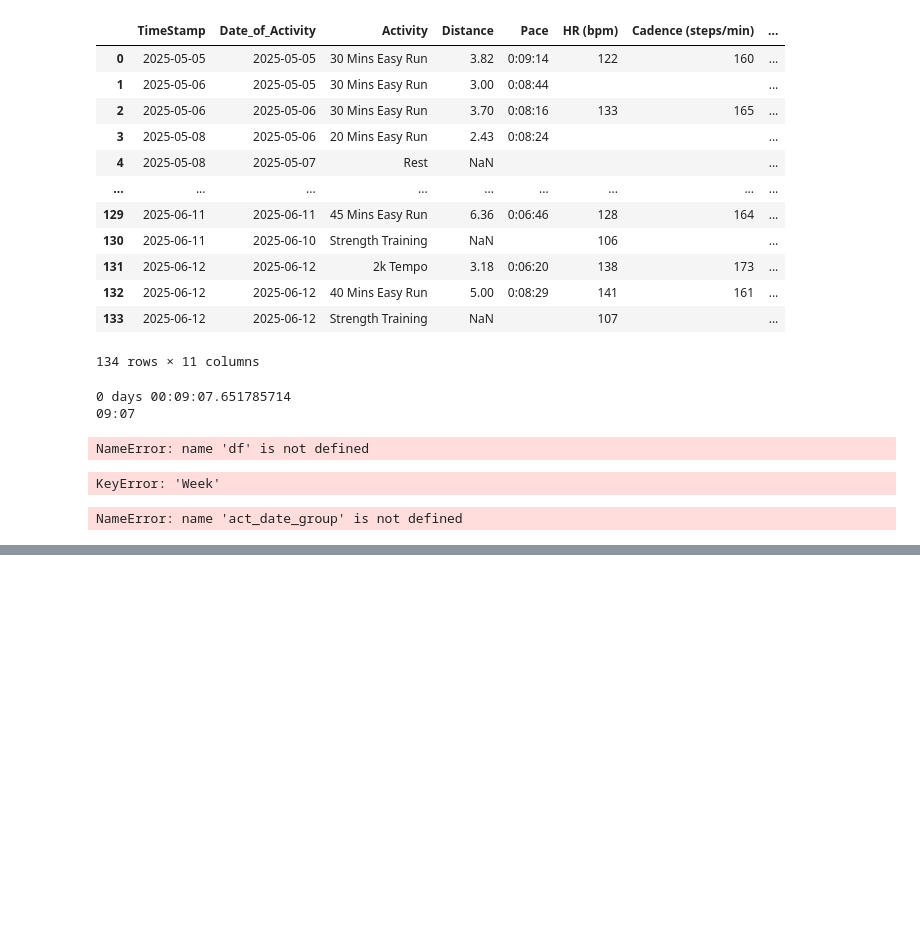
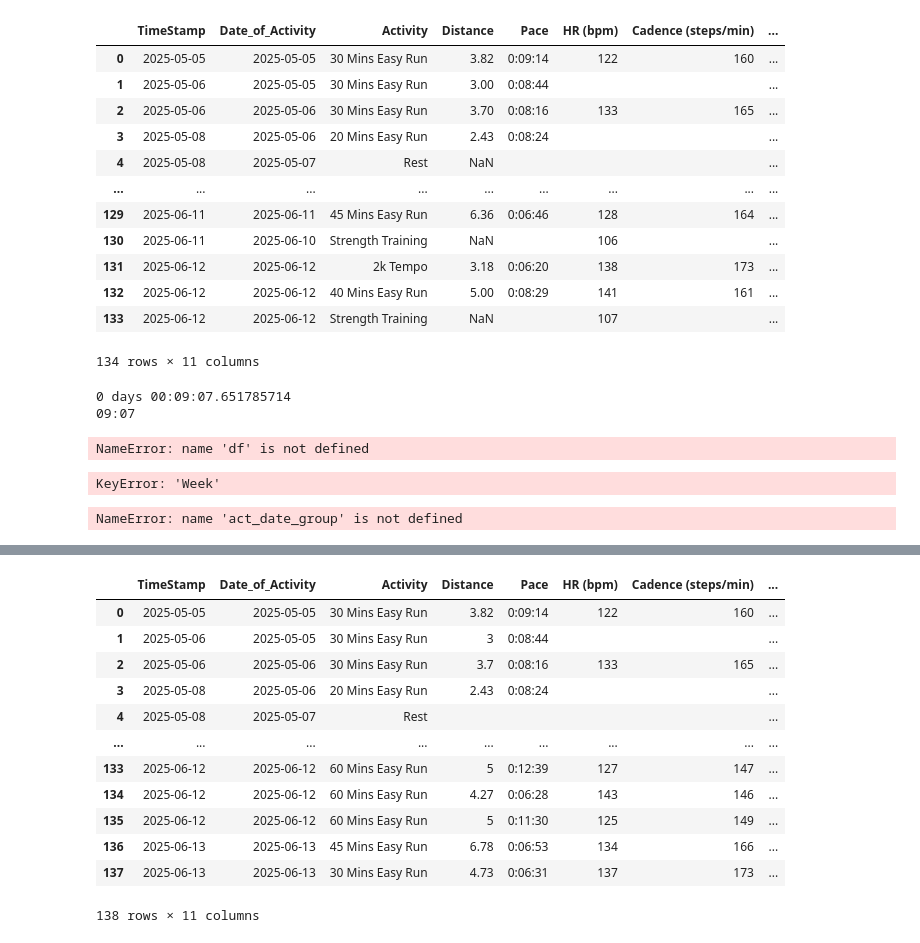
Before and after one commit to ssc0ttie/running_app, a Jupyter notebook: models/analysis.ipynb, the cells around one changed output, grey strips where cells are left out. Saved outputs shown, nothing was run; the diff lists cells and outputs as text; code cells hidden in the pictures; blank space fills up the shorter version.

```diff
--- a/models/analysis.ipynb
+++ b/models/analysis.ipynb
@@ -573,0 +872,16 @@ fig.show()
+# %%
+df
+# %% [output]
+|  | TimeStamp | Date_of_Activity | Activity | Distance | Pace | HR (bpm) | Cadence (steps/min) | ... |
+| 0 | 2025-05-05 | 2025-05-05 | 30 Mins Easy Run | 3.82 | 0:09:14 | 122 | 160 | ... |
+| 1 | 2025-05-06 | 2025-05-05 | 30 Mins Easy Run | 3 | 0:08:44 |  |  | ... |
+| 2 | 2025-05-06 | 2025-05-06 | 30 Mins Easy Run | 3.7 | 0:08:16 | 133 | 165 | ... |
+| 3 | 2025-05-08 | 2025-05-06 | 20 Mins Easy Run | 2.43 | 0:08:24 |  |  | ... |
+| 4 | 2025-05-08 | 2025-05-07 | Rest |  |  |  |  | ... |
+| ... | ... | ... | ... | ... | ... | ... | ... | ... |
+| 133 | 2025-06-12 | 2025-06-12 | 60 Mins Easy Run | 5 | 0:12:39 | 127 | 147 | ... |
+| 134 | 2025-06-12 | 2025-06-12 | 60 Mins Easy Run | 4.27 | 0:06:28 | 143 | 146 | ... |
+| 135 | 2025-06-12 | 2025-06-12 | 60 Mins Easy Run | 5 | 0:11:30 | 125 | 149 | ... |
+| 136 | 2025-06-13 | 2025-06-13 | 45 Mins Easy Run | 6.78 | 0:06:53 | 134 | 166 | ... |
+| 137 | 2025-06-13 | 2025-06-13 | 30 Mins Easy Run | 4.73 | 0:06:31 | 137 | 173 | ... |
+138 rows × 11 columns
```
Also changed, not shown: parts of 17 cells of this notebook, 9 other files.
